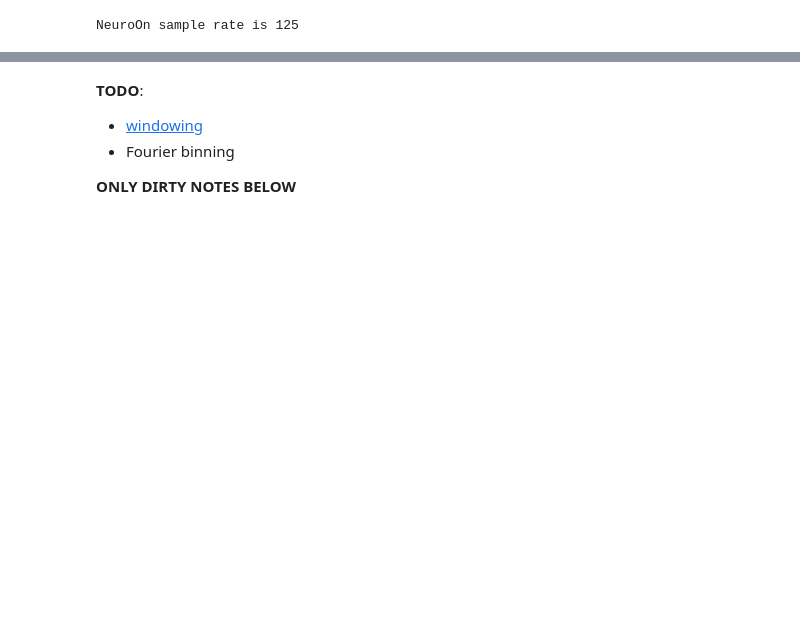
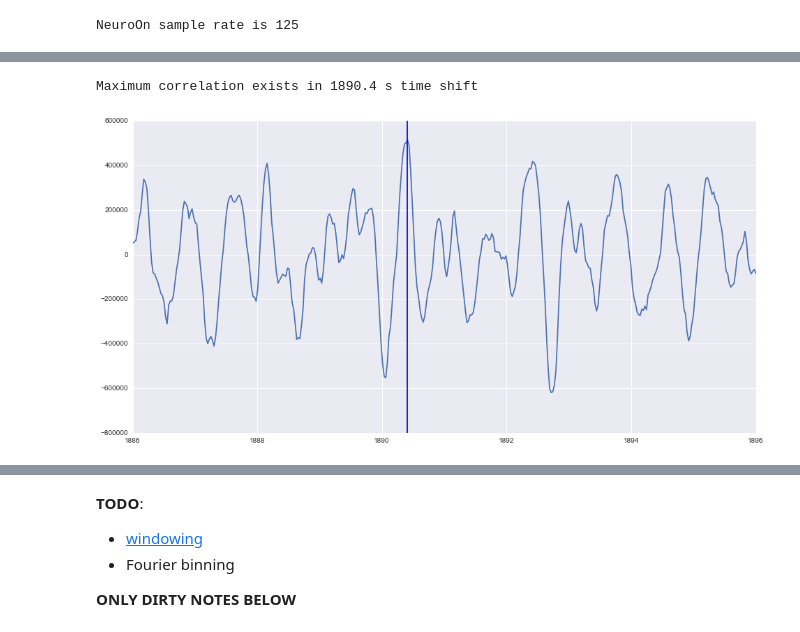
Before and after one commit to pawelngei/neuroon-notebook, a Jupyter notebook: NeuroOn.ipynb, the cells around one changed output, grey strips where cells are left out. Drawn from its saved outputs; the diff is of its cells as text; code cells hidden in the pictures; blank space fills up the shorter version.

Commit message:
first time-correlated fourier

```diff
--- a/NeuroOn.ipynb
+++ b/NeuroOn.ipynb
@@ -159,0 +194,9 @@ While much clearer, NeuroOn's signal doesn't look similar to Aura's. We shouldn'
+# %%
+upsample_length = c_sample_length.seconds * 1000
+
+# It should be OK to work on numpy arrays from now on, we don't need timedates
+c_upsampled_neuroon = signal.resample(c_neuroon_signal['signal'], upsample_length)
+c_upsampled_psg = signal.resample(c_psg_signal['signal'], upsample_length)
+
+# The lengths should now be the same
+print(len(c_upsampled_neuroon) == len(c_upsampled_psg))
@@ -159,0 +231,7 @@ While much clearer, NeuroOn's signal doesn't look similar to Aura's. We shouldn'
+# %%
+correlation_max_1000 = np.argmax(c_array_1000)
+print('Maximum correlation exists in %s time shift' % correlation_max_1000)
+
+pp.plot(np.arange(3600), c_array_1000)
+pp.title('Correlation in domain of timeshift')
+pp.show()
@@ -159,0 +243,25 @@ While much clearer, NeuroOn's signal doesn't look similar to Aura's. We shouldn'
+# %%
+samples_per_10_s_25hz = int(1000. / 25 * 10)
+
+c_array_25 = correlate_with_time_shift(
+    c_upsampled_neuroon, c_upsampled_psg,
+    max_shift=samples_per_10_s_25hz,
+    time_shift=(correlation_max_1000 - 5),
+    samples_per_second=40
+)
+# %%
+correlation_max_25 = np.argmax(c_array_25)
+correlation_max_25_s = correlation_max_25 * 0.025 + (correlation_max_1000 - 5)
+print('Maximum correlation exists in %s s time shift' % correlation_max_25_s)
+
+c_25_x_axis = np.linspace(
+    correlation_max_1000 - 5,
+    correlation_max_1000 + 5,
+    samples_per_10_s_25hz
+)
+pp.plot(c_25_x_axis, c_array_25)
+pp.axvline(correlation_max_1000 - 5 + correlation_max_25 * 0.025)
+pp.show()
+# %% [output]
+Maximum correlation exists in 1890.4 s time shift
+[figure, added]
```
Also changed, not shown: parts of 41 cells of this notebook, 1 other file.
